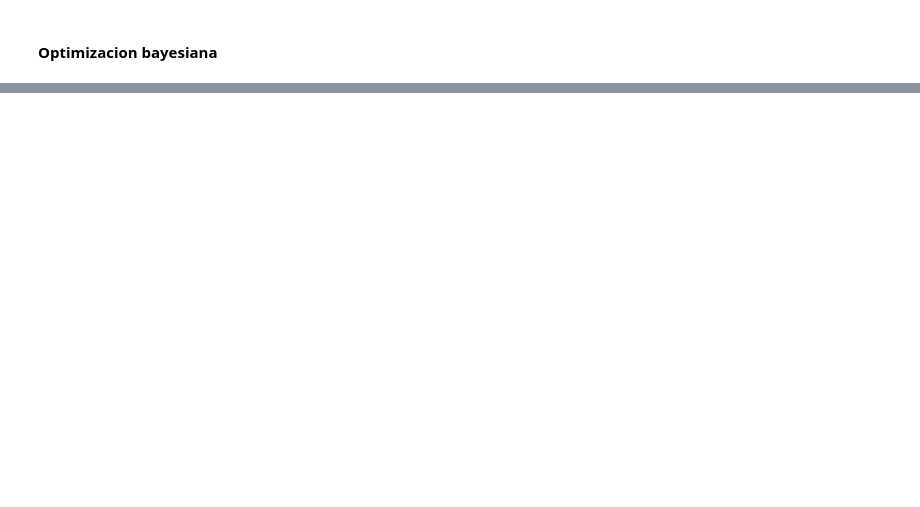
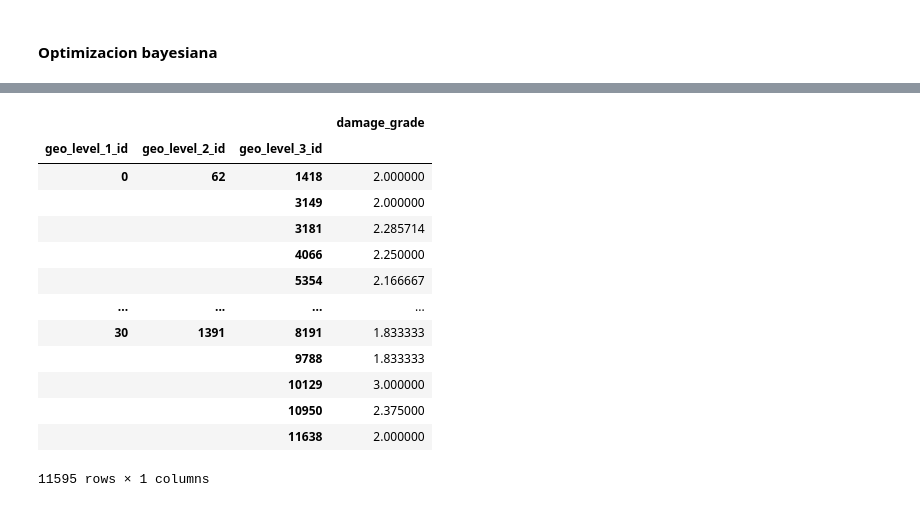
Before and after one commit to GuidoBergman/Datos---TP2-, a Jupyter notebook: KNN.ipynb, the cells around one changed output, grey strips where cells are left out. Cells and saved outputs as stored; diff of their text form; code cells hidden in the pictures; blank space fills up the shorter version.

```diff
--- a/KNN.ipynb
+++ b/KNN.ipynb
@@ -189,0 +354,18 @@ optimizer.maximize(
+# %%
+merged[['geo_level_1_id', 'geo_level_2_id', 'geo_level_3_id',
+    'damage_grade']].groupby(['geo_level_1_id', 'geo_level_2_id', 'geo_level_3_id']).mean()
+# %% [output]
+|  |  |  | damage_grade |
+| geo_level_1_id | geo_level_2_id | geo_level_3_id |  |
+| 0 | 62 | 1418 | 2.000000 |
+|  |  | 3149 | 2.000000 |
+|  |  | 3181 | 2.285714 |
+|  |  | 4066 | 2.250000 |
+|  |  | 5354 | 2.166667 |
+| ... | ... | ... | ... |
+| 30 | 1391 | 8191 | 1.833333 |
+|  |  | 9788 | 1.833333 |
+|  |  | 10129 | 3.000000 |
+|  |  | 10950 | 2.375000 |
+|  |  | 11638 | 2.000000 |
+11595 rows × 1 columns
```
Also changed, not shown: parts of 31 cells of this notebook, 1 other file.
